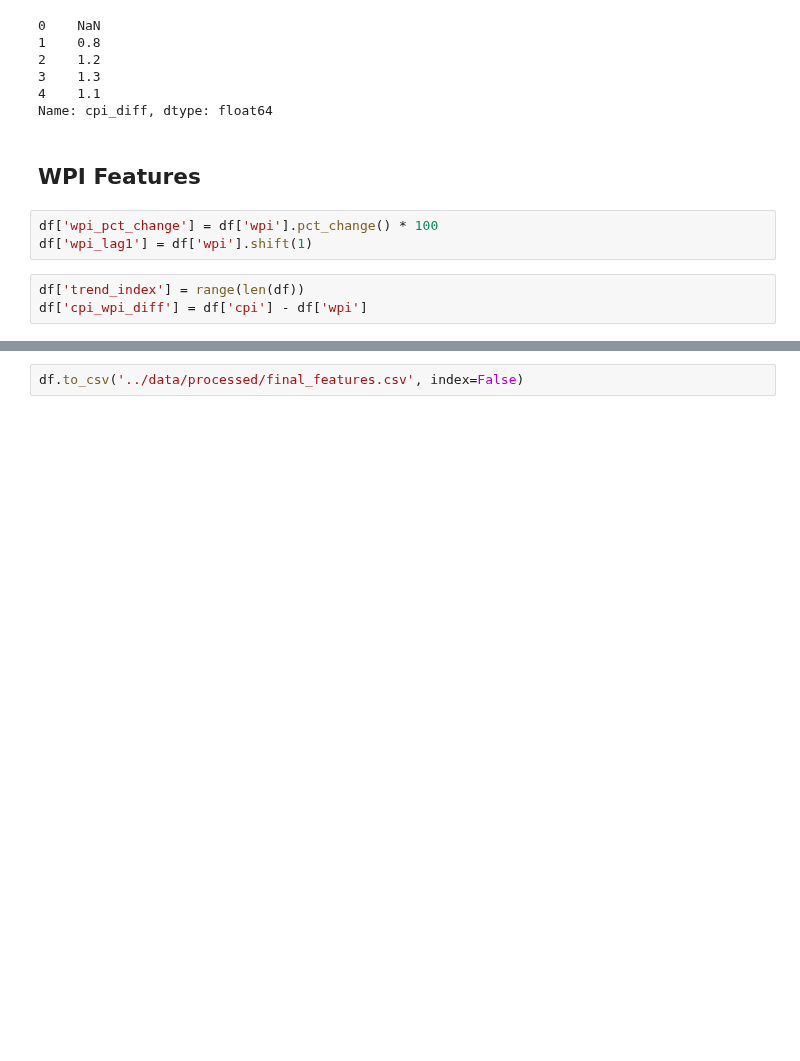
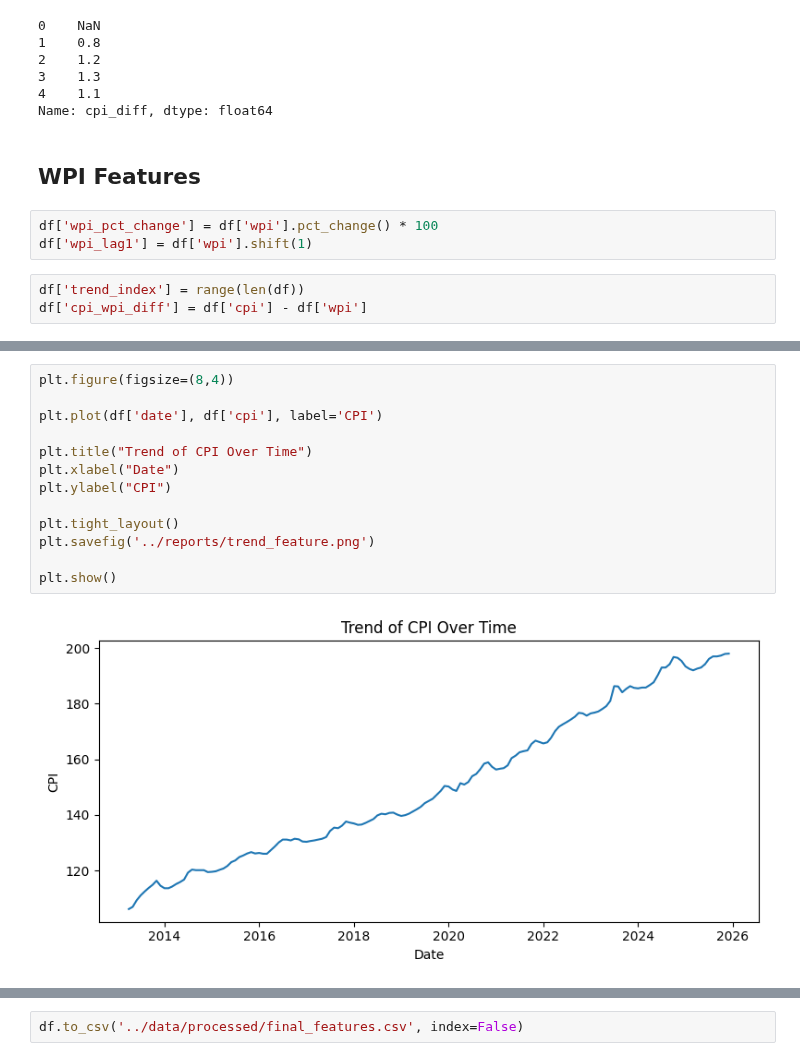
Before and after one commit to Manthru/inflation-forecasting-india, a Jupyter notebook: notebooks/03_feature_engineering.ipynb, the cells around one changed output, grey strips where cells are left out. Saved outputs shown, nothing was run; the diff lists cells and outputs as text; blank space fills up the shorter version.

```diff
--- a/notebooks/03_feature_engineering.ipynb
+++ b/notebooks/03_feature_engineering.ipynb
@@ -104,0 +133,15 @@ df.shape
+# %%
+plt.figure(figsize=(8,4))
+
+plt.plot(df['date'], df['cpi'], label='CPI')
+
+plt.title("Trend of CPI Over Time")
+plt.xlabel("Date")
+plt.ylabel("CPI")
+
+plt.tight_layout()
+plt.savefig('../reports/trend_feature.png')
+
+plt.show()
+# %% [output]
+[figure, added]
```
Also changed, not shown: parts of 5 cells of this notebook, 13 other files.
